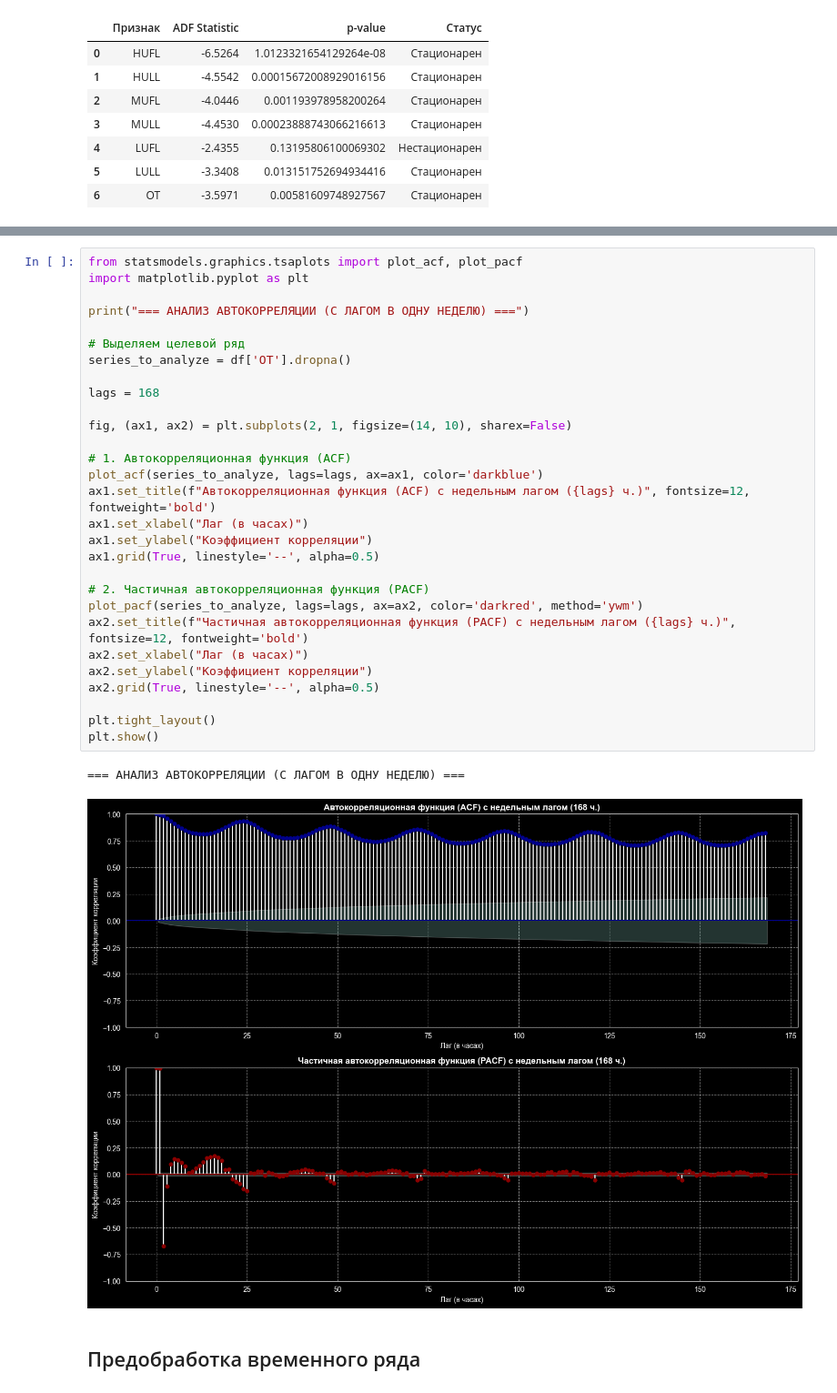
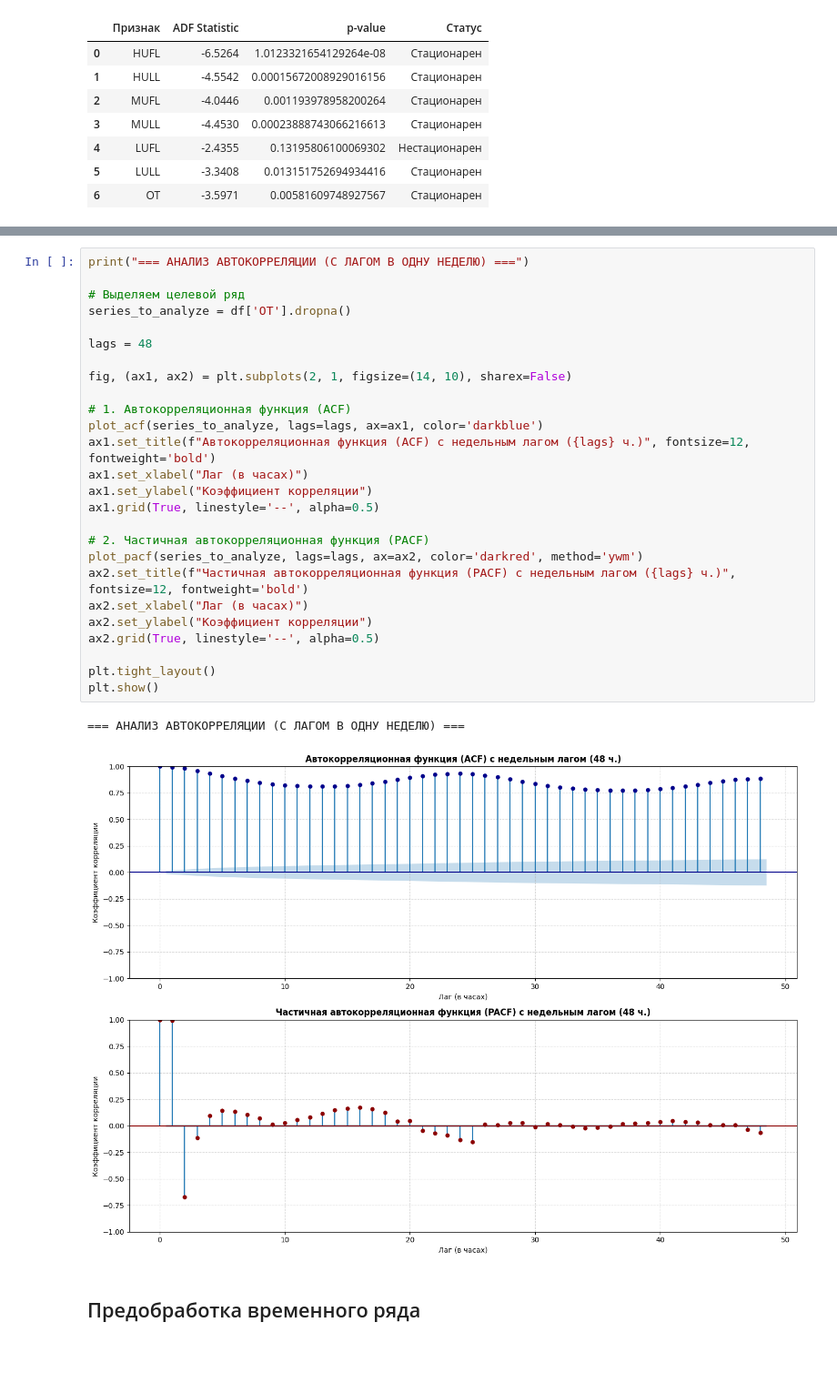
Before and after one commit to KaynehacK/Time_series, a Jupyter notebook: Lab_Final/Lab_final.ipynb, the cells around one changed output, grey strips where cells are left out. Shown at 91% size. Cells and saved outputs as stored; diff of their text form; blank space fills up the shorter version.

```diff
--- a/Lab_Final/Lab_final.ipynb
+++ b/Lab_Final/Lab_final.ipynb
@@ -133,35 +177,32 @@ plt.show()
 # %%
-from statsmodels.graphics.tsaplots import plot_acf, plot_pacf
-import matplotlib.pyplot as plt
-
 print("=== АНАЛИЗ АВТОКОРРЕЛЯЦИИ (С ЛАГОМ В ОДНУ НЕДЕЛЮ) ===")
 
 # Выделяем целевой ряд
 series_to_analyze = df['OT'].dropna()
 
-lags = 168
+lags = 48
 
 fig, (ax1, ax2) = plt.subplots(2, 1, figsize=(14, 10), sharex=False)
 
 # 1. Автокорреляционная функция (ACF)
 plot_acf(series_to_analyze, lags=lags, ax=ax1, color='darkblue')
 ax1.set_title(f"Автокорреляционная функция (ACF) с недельным лагом ({lags} ч.)", fontsize=12, fontweight='bold')
 ax1.set_xlabel("Лаг (в часах)")
 ax1.set_ylabel("Коэффициент корреляции")
 ax1.grid(True, linestyle='--', alpha=0.5)
 
 # 2. Частичная автокорреляционная функция (PACF)
 plot_pacf(series_to_analyze, lags=lags, ax=ax2, color='darkred', method='ywm')
 ax2.set_title(f"Частичная автокорреляционная функция (PACF) с недельным лагом ({lags} ч.)", fontsize=12, fontweight='bold')
 ax2.set_xlabel("Лаг (в часах)")
 ax2.set_ylabel("Коэффициент корреляции")
 ax2.grid(True, linestyle='--', alpha=0.5)
 
 plt.tight_layout()
 plt.show()
 # %% [output]
 === АНАЛИЗ АВТОКОРРЕЛЯЦИИ (С ЛАГОМ В ОДНУ НЕДЕЛЮ) ===
-[figure, old version]
+[figure, new version]
 # %% [markdown]
 ## Предобработка временного ряда
 # %%
```
Also changed, not shown: parts of 13 cells of this notebook.
